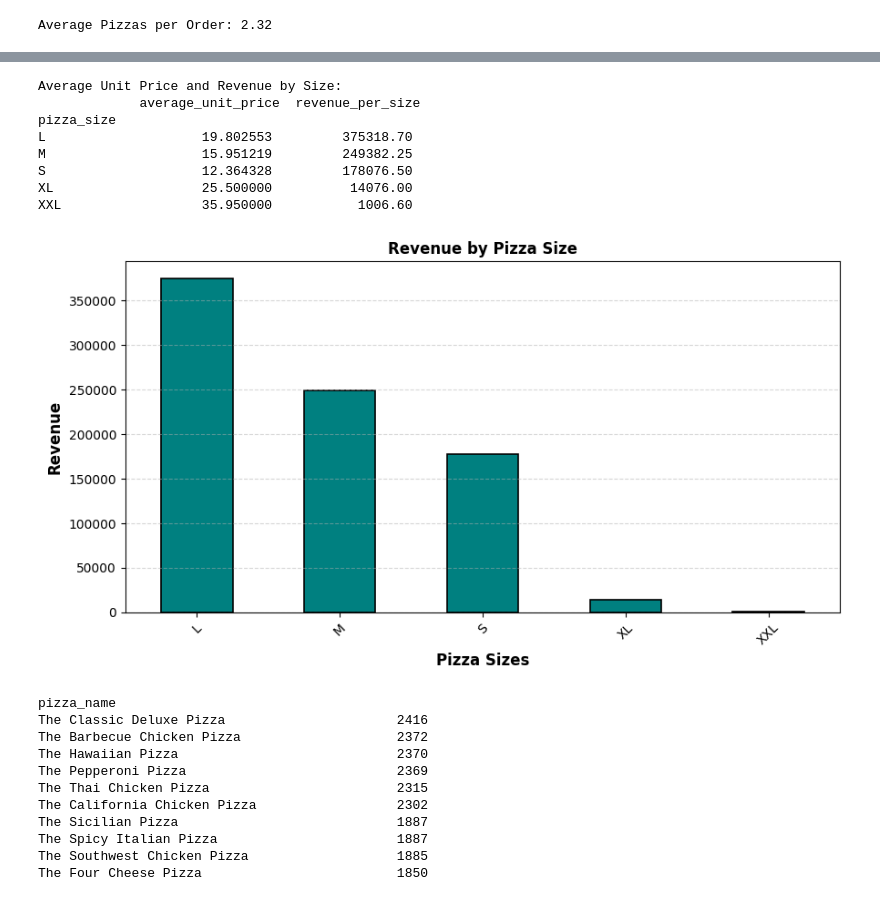
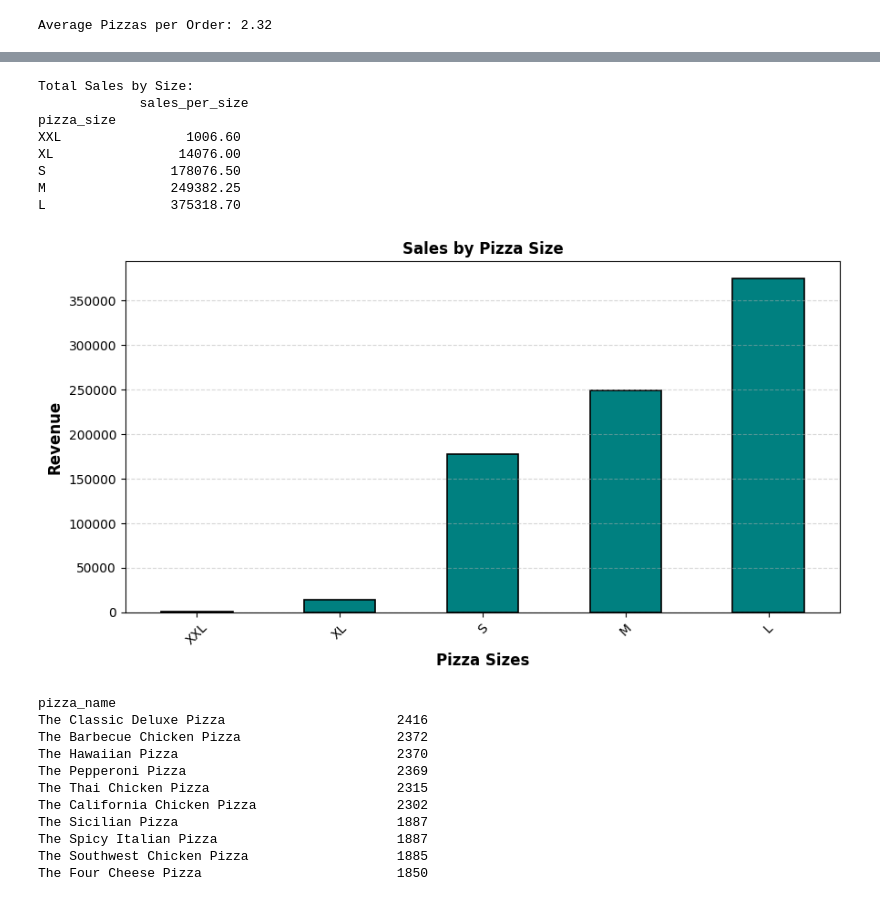
Before and after one commit to Rach0613/KidoCode, a Jupyter notebook: presentation.ipynb, the cells around one changed output, grey strips where cells are left out. Saved outputs shown, nothing was run; the diff lists cells and outputs as text; code cells hidden in the pictures.

```diff
--- a/presentation.ipynb
+++ b/presentation.ipynb
@@ -165,32 +137,32 @@ fig.show()
 # %%
-# Average unit price by pizza size
+# Sales generated by Pizza Size
 size_analysis = pizza_df.groupby('pizza_size').agg(
-    average_unit_price=('unit_price', 'mean'),
-    revenue_per_size=('unit_price', lambda x: (x * pizza_df['quantity']).sum())
-).sort_values(by='revenue_per_size', ascending=False)
-print("Average Unit Price and Revenue by Size:\n", size_analysis)
+    #average_unit_price=('unit_price', 'mean'),
+    sales_per_size=('unit_price', lambda x: (x * pizza_df['quantity']).sum())
+).sort_values(by='sales_per_size', ascending=True)
+print("Total Sales by Size:\n", size_analysis)
 # %% [output]
-Average Unit Price and Revenue by Size:
-             average_unit_price  revenue_per_size
+Total Sales by Size:
+             sales_per_size
 pizza_size
-L                    19.802553         375318.70
-M                    15.951219         249382.25
-S                    12.364328         178076.50
-XL                   25.500000          14076.00
-XXL                  35.950000           1006.60
+XXL                1006.60
+XL                14076.00
+S                178076.50
+M                249382.25
+L                375318.70
 # %%
 # Revenue by pizza size
 plt.figure(figsize=(9, 5))
-size_analysis['revenue_per_size'].plot(kind='bar', color='teal', edgecolor="black", linewidth=1.2)
+size_analysis['sales_per_size'].plot(kind='bar', color='teal', edgecolor="black", linewidth=1.2)
 plt.xlabel('Pizza Sizes', fontsize=12, fontweight='bold')
 plt.ylabel('Revenue', fontsize=12, fontweight='bold')
-plt.title('Revenue by Pizza Size', fontsize=12, fontweight='bold')
+plt.title('Sales by Pizza Size', fontsize=12, fontweight='bold')
 plt.xticks(rotation=45)
 plt.grid(axis='y', linestyle='--', alpha=0.5)
 plt.tight_layout()
 plt.show()
 # %% [output]
-[figure, old version]
+[figure, new version]
 # %%
 # types of pizza that were sold in the restaurant
 pizza_df.pizza_name.value_counts()
```
Also changed, not shown: parts of 26 cells of this notebook.
